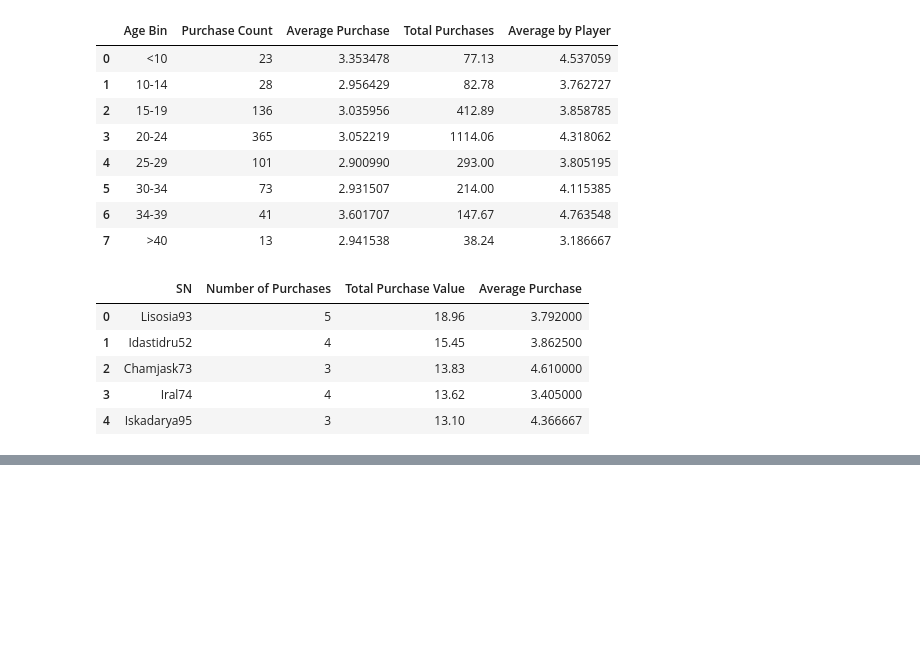
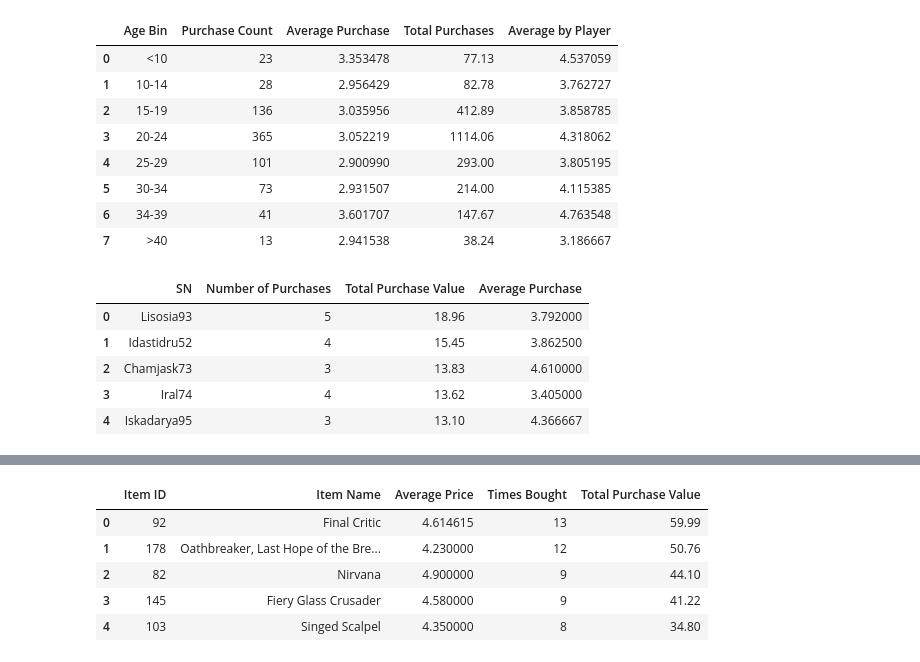
Before and after one commit to JuanjoFernandez/pandas-challenge, a Jupyter notebook: HeroesOfPymoli/main.ipynb, the cells around one changed output, grey strips where cells are left out. Cells and saved outputs as stored; diff of their text form; code cells hidden in the pictures; blank space fills up the shorter version.

```diff
--- a/HeroesOfPymoli/main.ipynb
+++ b/HeroesOfPymoli/main.ipynb
@@ -298,0 +301,18 @@ top_items
+# %%
+# Finding the 5 most profitable items
+
+#sorting the dataframe, this time by total purchase value
+top_items = top_items.sort_values('Total Purchase Value', ascending = False)
+top_items = pd.DataFrame(top_items).reset_index(drop = True)
+
+#slicing and creating the reults DF
+top_profit_items = top_items.iloc[0:5, :]
+
+top_profit_items
+# %% [output]
+|  | Item ID | Item Name | Average Price | Times Bought | Total Purchase Value |
+| 0 | 92 | Final Critic | 4.614615 | 13 | 59.99 |
+| 1 | 178 | Oathbreaker, Last Hope of the Bre... | 4.230000 | 12 | 50.76 |
+| 2 | 82 | Nirvana | 4.900000 | 9 | 44.10 |
+| 3 | 145 | Fiery Glass Crusader | 4.580000 | 9 | 41.22 |
+| 4 | 103 | Singed Scalpel | 4.350000 | 8 | 34.80 |
```
Also changed, not shown: parts of 1 cell of this notebook, 2 other files.
